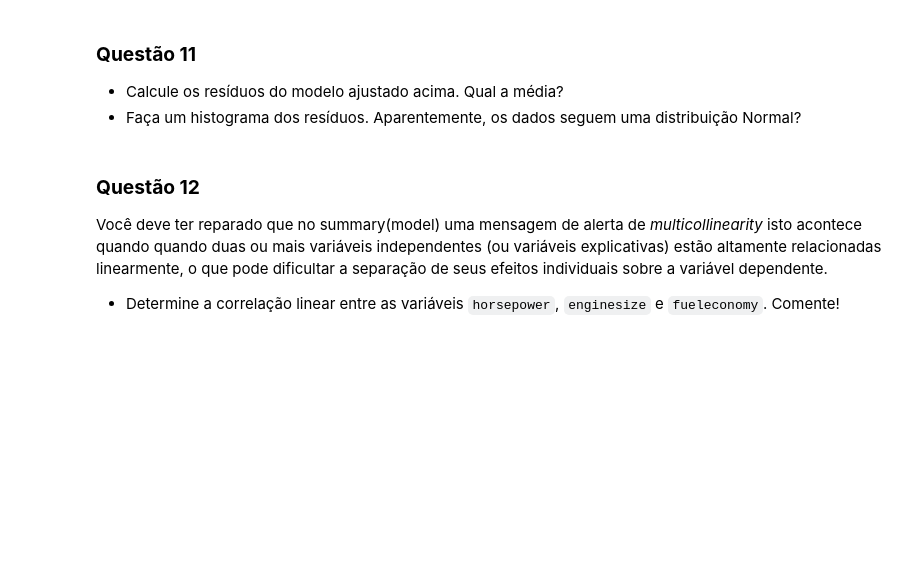
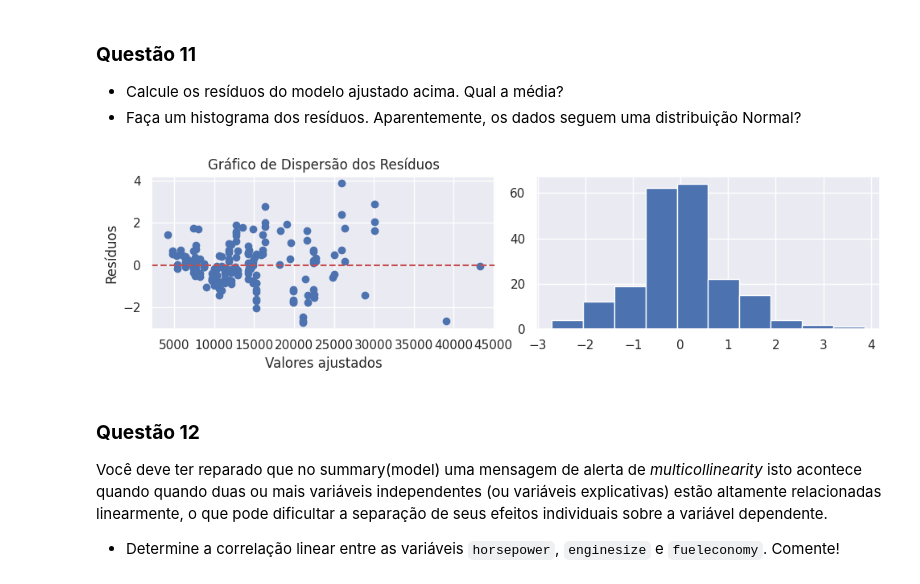
Before and after one commit to andvsilva/programming_school, a Jupyter notebook: notebooks/Reg_linear_lab_2023.ipynb, the cells around one changed output. Saved outputs shown, nothing was run; the diff lists cells and outputs as text; code cells hidden in the pictures; blank space fills up the shorter version.

```diff
--- a/notebooks/Reg_linear_lab_2023.ipynb
+++ b/notebooks/Reg_linear_lab_2023.ipynb
@@ -486,3 +484,24 @@ dtype: float64
+# %%
+# Resíduos
+
+residuals = model.resid_pearson
+
+# Gráfico de dispersão dos resíduos
+plt.figure(figsize=(10, 3))
+plt.subplot(1, 2, 1)
+plt.scatter(df["price_predicted"], residuals)
+plt.axhline(y=0, color='r', linestyle='--')
+plt.xlabel('Valores ajustados')
+plt.ylabel('Resíduos')
+plt.title('Gráfico de Dispersão dos Resíduos')
+
+plt.subplot(1, 2, 2)
+plt.hist(residuals)
+
+plt.tight_layout()
+plt.show()
+# %% [output]
+[figure, added]
 # %% [markdown]
 ### **Questão 12**
 
```
Also changed, not shown: parts of 1 cell of this notebook.
